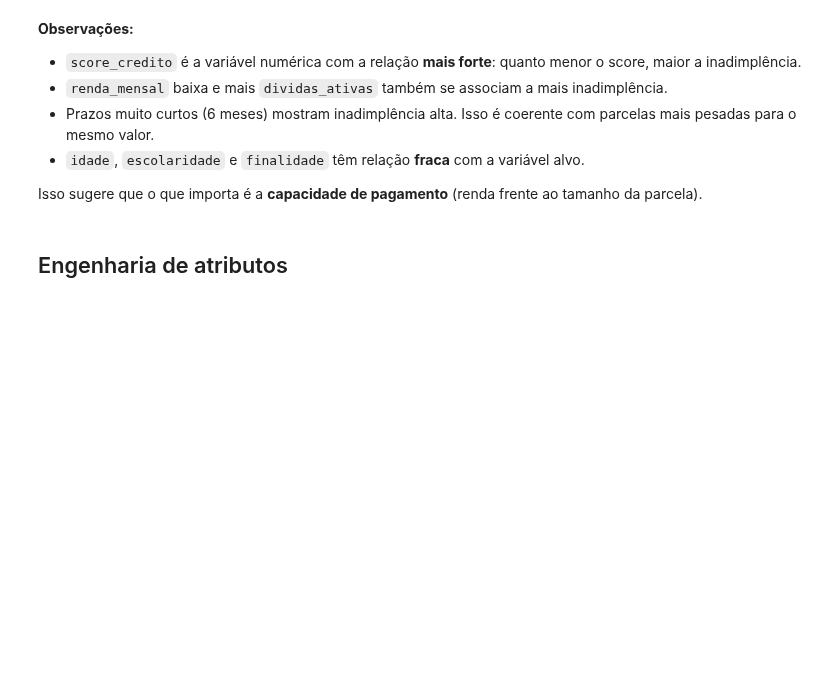
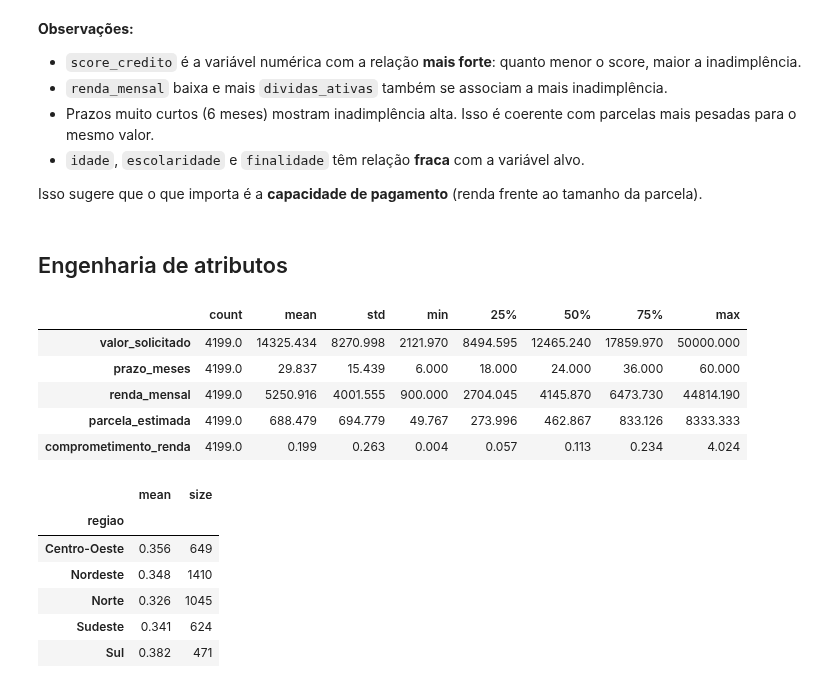
Before and after one commit to caioeserpa/CredAIR, a Jupyter notebook: notebooks/notebook.ipynb, the cells around one changed output. Drawn from its saved outputs; the diff is of its cells as text; code cells hidden in the pictures; blank space fills up the shorter version.

```diff
--- a/notebooks/notebook.ipynb
+++ b/notebooks/notebook.ipynb
@@ -410,3 +410,39 @@ plt.tight_layout(); plt.show()
 Isso sugere que o que importa é a **capacidade de pagamento** (renda frente ao tamanho da parcela).
 # %% [markdown]
 ## Engenharia de atributos
+# %%
+regioes = {
+    "AC": "Norte", "AM": "Norte", "AP": "Norte", "PA": "Norte", "RO": "Norte", "RR": "Norte", "TO": "Norte",
+    "AL": "Nordeste", "BA": "Nordeste", "CE": "Nordeste", "MA": "Nordeste", "PB": "Nordeste",
+    "PE": "Nordeste", "PI": "Nordeste", "RN": "Nordeste", "SE": "Nordeste",
+    "DF": "Centro-Oeste", "GO": "Centro-Oeste", "MS": "Centro-Oeste", "MT": "Centro-Oeste",
+    "ES": "Sudeste", "MG": "Sudeste", "RJ": "Sudeste", "SP": "Sudeste",
+    "PR": "Sul", "RS": "Sul", "SC": "Sul",
+}
+
+df_limpo["regiao"] = df_limpo["estado"].astype(str).map(regioes)
+assert df_limpo["regiao"].notna().all()
+
+df_limpo["parcela_estimada"] = df_limpo["valor_solicitado"] / df_limpo["prazo_meses"]
+df_limpo["comprometimento_renda"] = df_limpo["parcela_estimada"] / df_limpo["renda_mensal"]   # NaN se renda for NaN
+df_limpo['uso_limite'] = df_limpo['saldo_devedor'] / (df_limpo['limite_total'] + 1)
+df_limpo['renda_log'] = np.log1p(df_limpo['renda'])
+df_limpo['faixa_idade'] = pd.qcut(df_limpo['idade'], q=5, labels=False)
+
+
+display(df_limpo[["valor_solicitado", "prazo_meses", "renda_mensal", "parcela_estimada", "comprometimento_renda"]].describe().T.round(3))
+display(df_limpo.groupby("regiao")["inadimplente"].agg(["mean", "size"]).round(3))
+# %% [output]
+|  | count | mean | std | min | 25% | 50% | 75% | max |
+| valor_solicitado | 4199.0 | 14325.434 | 8270.998 | 2121.970 | 8494.595 | 12465.240 | 17859.970 | 50000.000 |
+| prazo_meses | 4199.0 | 29.837 | 15.439 | 6.000 | 18.000 | 24.000 | 36.000 | 60.000 |
+| renda_mensal | 4199.0 | 5250.916 | 4001.555 | 900.000 | 2704.045 | 4145.870 | 6473.730 | 44814.190 |
+| parcela_estimada | 4199.0 | 688.479 | 694.779 | 49.767 | 273.996 | 462.867 | 833.126 | 8333.333 |
+| comprometimento_renda | 4199.0 | 0.199 | 0.263 | 0.004 | 0.057 | 0.113 | 0.234 | 4.024 |
+|  | mean | size |
+| regiao |  |  |
+| Centro-Oeste | 0.356 | 649 |
+| Nordeste | 0.348 | 1410 |
+| Norte | 0.326 | 1045 |
+| Sudeste | 0.341 | 624 |
+| Sul | 0.382 | 471 |
```
Also changed, not shown: parts of 2 cells of this notebook.
